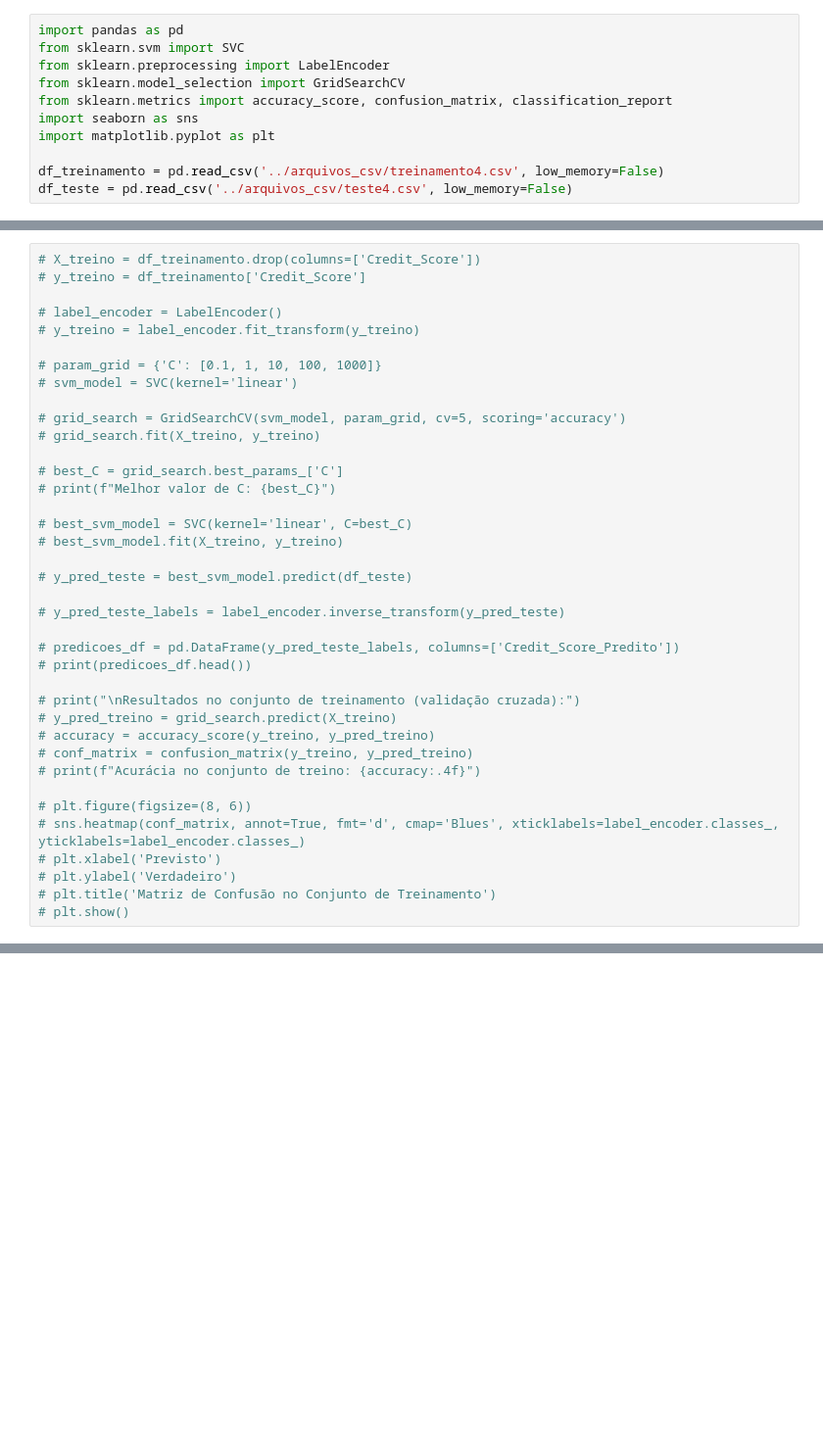
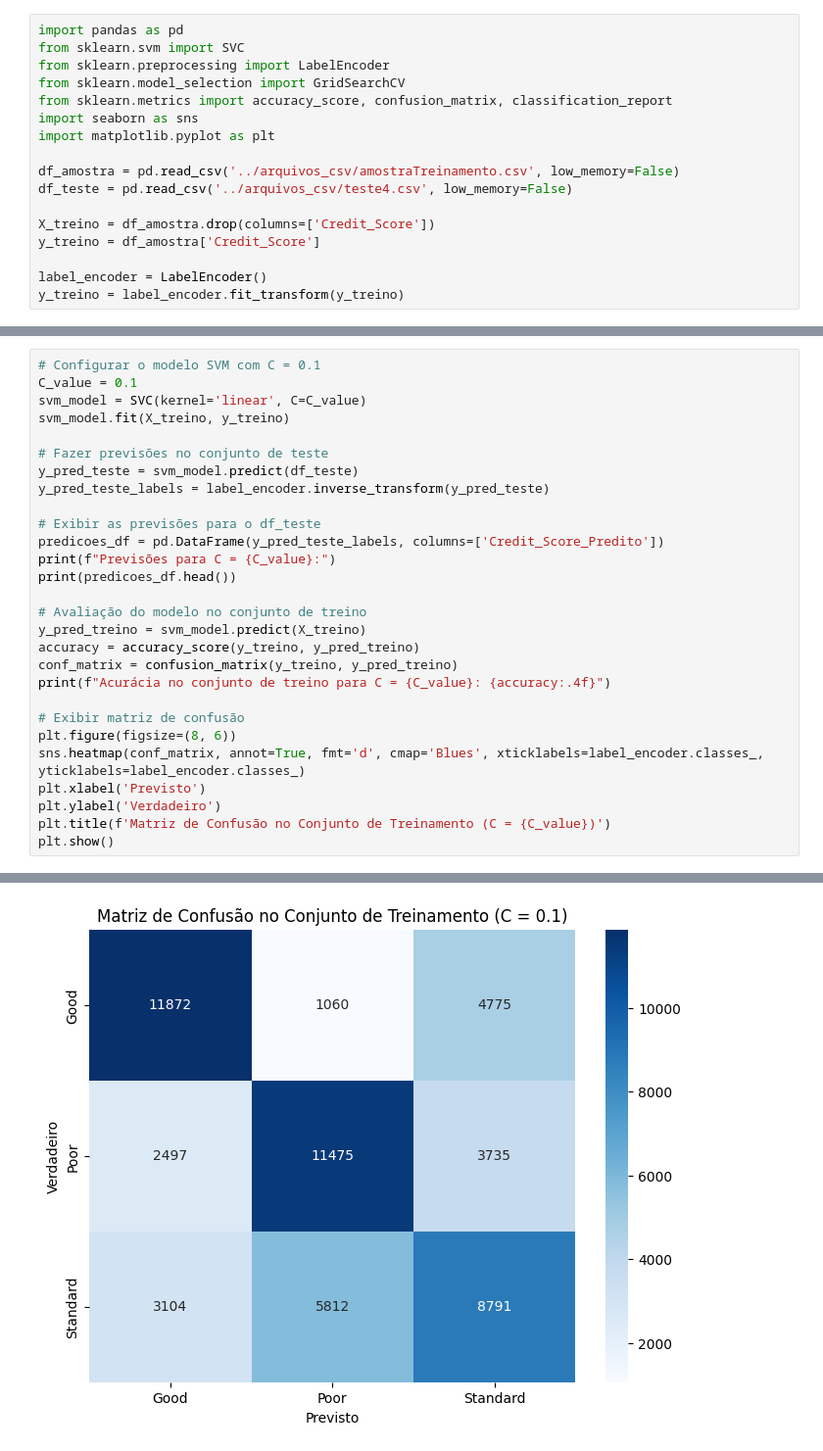
Before and after one commit to jianLicio/projeto_financeiro_IA, a Jupyter notebook: classificar/svm.ipynb, the cells around one changed output, grey strips where cells are left out. Shown: that part at 98% size. Saved outputs shown, nothing was run; the diff lists cells and outputs as text; blank space fills up the shorter version.

```diff
--- a/classificar/svm.ipynb
+++ b/classificar/svm.ipynb
@@ -7,5 +7,11 @@ from sklearn.metrics import accuracy_score, confusion_matrix, classification_rep
 import seaborn as sns
 import matplotlib.pyplot as plt
 
-df_treinamento = pd.read_csv('../arquivos_csv/treinamento4.csv', low_memory=False)
+df_amostra = pd.read_csv('../arquivos_csv/amostraTreinamento.csv', low_memory=False)
 df_teste = pd.read_csv('../arquivos_csv/teste4.csv', low_memory=False)
+
+X_treino = df_amostra.drop(columns=['Credit_Score'])
+y_treino = df_amostra['Credit_Score']
+
+label_encoder = LabelEncoder()
+y_treino = label_encoder.fit_transform(y_treino)
@@ -12,38 +20,29 @@ df_teste = pd.read_csv('../arquivos_csv/teste4.csv', low_memory=False)
 # %%
-# X_treino = df_treinamento.drop(columns=['Credit_Score'])
-# y_treino = df_treinamento['Credit_Score']
+# Configurar o modelo SVM com C = 0.1
+C_value = 0.1
+svm_model = SVC(kernel='linear', C=C_value)
+svm_model.fit(X_treino, y_treino)
 
-# label_encoder = LabelEncoder()
-# y_treino = label_encoder.fit_transform(y_treino)
+# Fazer previsões no conjunto de teste
+y_pred_teste = svm_model.predict(df_teste)
+y_pred_teste_labels = label_encoder.inverse_transform(y_pred_teste)
 
-# param_grid = {'C': [0.1, 1, 10, 100, 1000]}
-# svm_model = SVC(kernel='linear')
+# Exibir as previsões para o df_teste
+predicoes_df = pd.DataFrame(y_pred_teste_labels, columns=['Credit_Score_Predito'])
+print(f"Previsões para C = {C_value}:")
+print(predicoes_df.head())
 
-# grid_search = GridSearchCV(svm_model, param_grid, cv=5, scoring='accuracy')
-# grid_search.fit(X_treino, y_treino)
+# Avaliação do modelo no conjunto de treino
+y_pred_treino = svm_model.predict(X_treino)
+accuracy = accuracy_score(y_treino, y_pred_treino)
+conf_matrix = confusion_matrix(y_treino, y_pred_treino)
+print(f"Acurácia no conjunto de treino para C = {C_value}: {accuracy:.4f}")
 
-# best_C = grid_search.best_params_['C']
-# print(f"Melhor valor de C: {best_C}")
-
-# best_svm_model = SVC(kernel='linear', C=best_C)
-# best_svm_model.fit(X_treino, y_treino)
-
-# y_pred_teste = best_svm_model.predict(df_teste)
-
-# y_pred_teste_labels = label_encoder.inverse_transform(y_pred_teste)
-
-# predicoes_df = pd.DataFrame(y_pred_teste_labels, columns=['Credit_Score_Predito'])
-# print(predicoes_df.head())
-
-# print("\nResultados no conjunto de treinamento (validação cruzada):")
-# y_pred_treino = grid_search.predict(X_treino)
-# accuracy = accuracy_score(y_treino, y_pred_treino)
-# conf_matrix = confusion_matrix(y_treino, y_pred_treino)
-# print(f"Acurácia no conjunto de treino: {accuracy:.4f}")
-
-# plt.figure(figsize=(8, 6))
-# sns.heatmap(conf_matrix, annot=True, fmt='d', cmap='Blues', xticklabels=label_encoder.classes_, yticklabels=label_encoder.classes_)
-# plt.xlabel('Previsto')
-# plt.ylabel('Verdadeiro')
-# plt.title('Matriz de Confusão no Conjunto de Treinamento')
-# plt.show()
+# Exibir matriz de confusão
+plt.figure(figsize=(8, 6))
+sns.heatmap(conf_matrix, annot=True, fmt='d', cmap='Blues', xticklabels=label_encoder.classes_, yticklabels=label_encoder.classes_)
+plt.xlabel('Previsto')
+plt.ylabel('Verdadeiro')
+plt.title(f'Matriz de Confusão no Conjunto de Treinamento (C = {C_value})')
+plt.show()
+# %% [output]
@@ -49,0 +57 @@ df_teste = pd.read_csv('../arquivos_csv/teste4.csv', low_memory=False)
+[figure, added]
```
Also changed, not shown: parts of 8 cells of this notebook, 55 other files.
